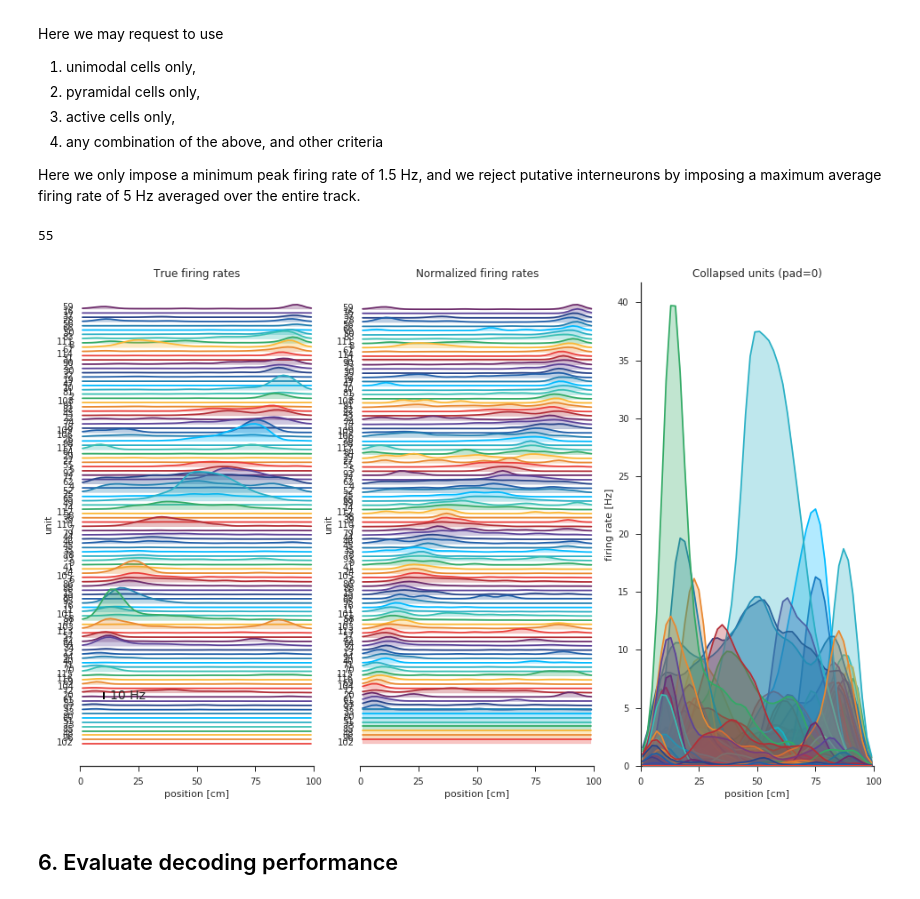
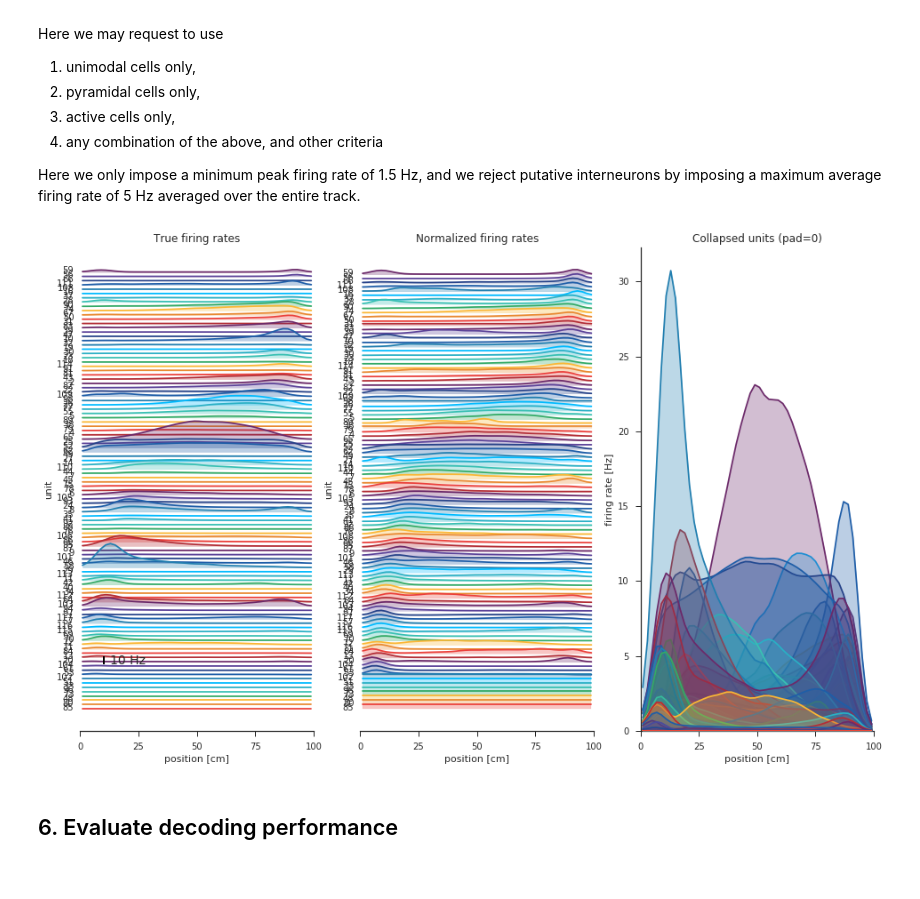
Before and after one commit to kemerelab/HippocampalAnalysisWithNelpyTutorial, a Jupyter notebook: Hippocampal Spike Train Analysis Tutorial.ipynb, the cells around one changed output. Saved outputs shown, nothing was run; the diff lists cells and outputs as text; code cells hidden in the pictures.

```diff
--- a/Hippocampal Spike Train Analysis Tutorial.ipynb
+++ b/Hippocampal Spike Train Analysis Tutorial.ipynb
@@ -401,15 +430,11 @@ Here we may request to use
 1. any combination of the above, and other criteria
 
 Here we only impose a minimum peak firing rate of 1.5 Hz, and we reject putative interneurons by imposing a maximum average firing rate of 5 Hz averaged over the entire track.
-# %%
-tc.unit_ids.index(14)
-# %% [output]
-55
 # %%
 # set criteria for units used in decoding
 min_peakfiringrate = 1.5 # Hz
 max_avgfiringrate = 15 # Hz
-peak_to_mean_ratio_threshold = 2.5 # peak firing rate should be greater than 2.5 times mean firing rate
+peak_to_mean_ratio_threshold = 1 # peak firing rate should be greater than 2.5 times mean firing rate
 
 # unimodal_cells = find_unimodal_tuningcurves1D(smoothed_rate, peakthresh=0.5)
 
@@ -420,43 +445,34 @@ unit_ids_to_keep = unit_ids_to_keep.intersection(set( np.asanyarray(tc.unit_ids)
 
 # enforce peak to mean firing ratio
 peak_firing_rates = tc.max(axis=1)
 mean_firing_rates = tc.mean(axis=1)
 ratio = peak_firing_rates/mean_firing_rates
 unit_ids_to_keep = unit_ids_to_keep.intersection(set(np.asanyarray(tc.unit_ids)[np.argwhere(ratio>=peak_to_mean_ratio_threshold).squeeze().tolist()]))
-
-
-# finally, convert remaining units into a list of indices
-unit_ids_to_keep = list(unit_ids_to_keep)
-
-# modify spike trains and ratemap to only include those units that passed all the criteria
-sta_placecells = st._unit_subset(unit_ids_to_keep)
-
-tc_placecells = tc._unit_subset(unit_ids_to_keep)
 
 # reorder cells by peak firing location on track (this is nice for visualization, but doesn't affect decoding)
 tc.reorder_units(inplace=True)
 
 # with plt.xkcd():
 with npl.palettes.color_palette(npl.colors.rainbow):
     with npl.FigureManager(show=True, nrows=1, ncols=3, figsize=(16,10)) as (fig, axes):
         npl.utils.skip_if_no_output(fig)
         ax0, ax1, ax2 = axes
 
         npl.plot_tuning_curves1D(tc.smooth(sigma=3), ax=ax0, pad=5.5);
         npl.plot_tuning_curves1D(tc.smooth(sigma=3), ax=ax1, normalize=True, pad=0.9);
         npl.plot_tuning_curves1D(tc.smooth(sigma=3), ax=ax2, pad=0);
 
         for ax in axes:
             ax.set_xlabel('position [cm]')
         npl.utils.xticks_interval(25, *axes)
         npl.utils.yticks_interval(5, ax2)
         npl.add_simple_scalebar("10 Hz", ax=ax0, xy=(10, 57), length=10, orientation='v', rotation_text='h', size=14)
 #         npl.add_simple_scalebar("5 Hz", ax=ax1, xy=(10, 17.5), length=5, orientation='v', rotation_text='h', size=14)
         ax0.set_title('True firing rates', size=12)
         ax1.set_title('Normalized firing rates', size=12)
         ax2.set_title('Collapsed units (pad=0)', size=12)
 # %% [output]
-[figure, old version]
+[figure, new version]
 # %% [markdown]
 ## 6. Evaluate decoding performance
 # %% [markdown]
```
Also changed, not shown: parts of 40 cells of this notebook.
